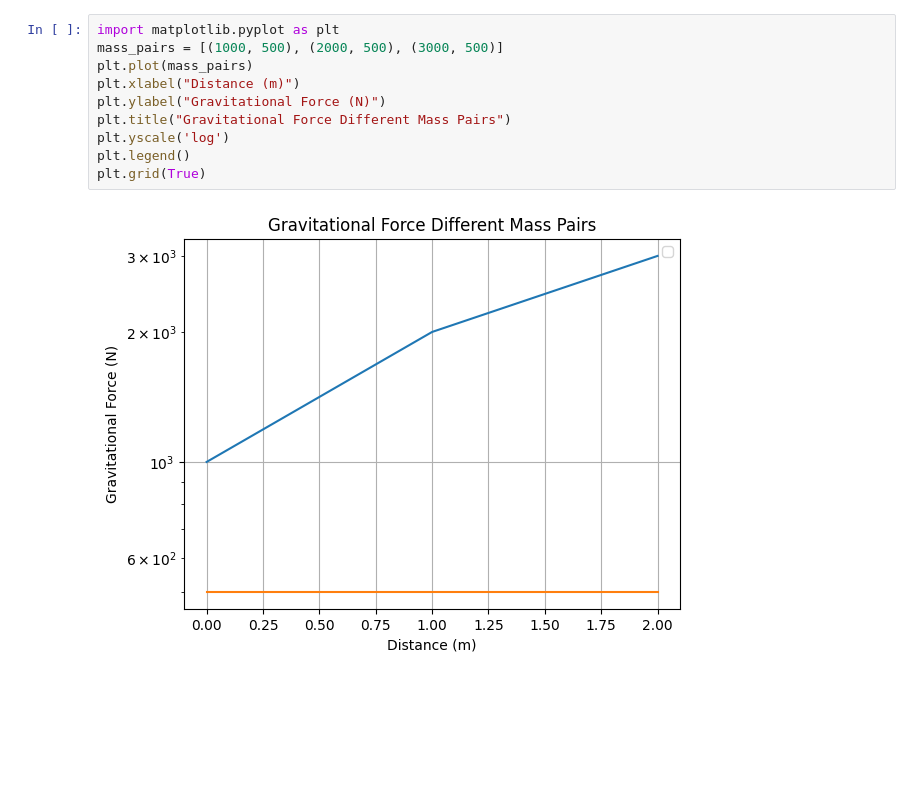
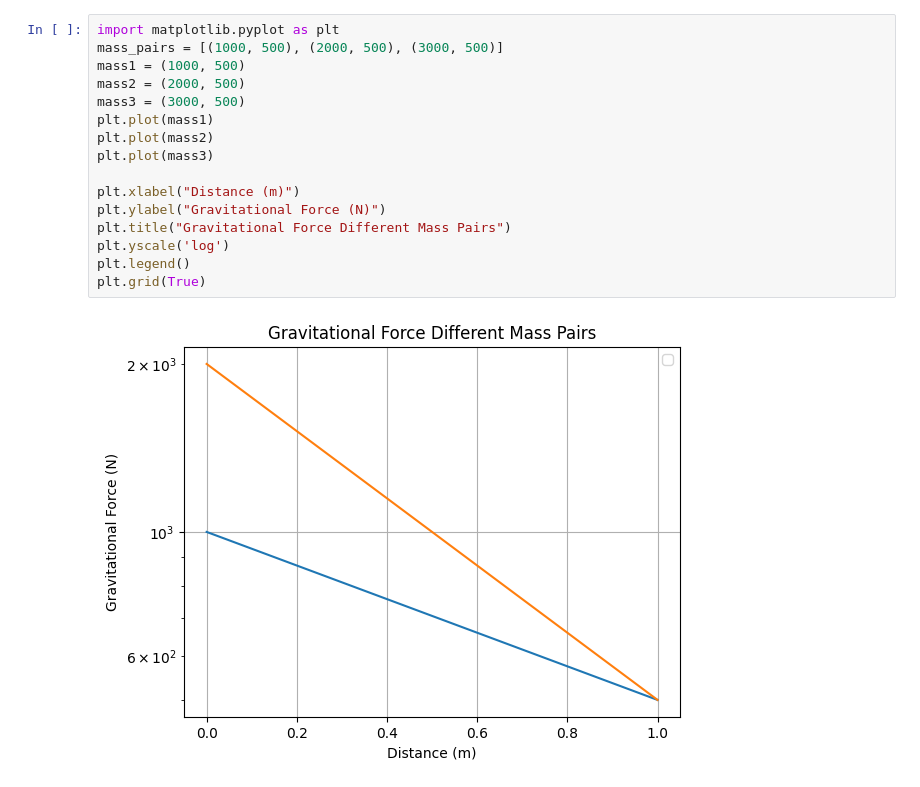
Before and after one commit to ivycollegiate-development/v2-52-plotting-with-formulas-comp_math, a Jupyter notebook: PaulJJ.ipynb, the cells around one changed output. Saved outputs shown, nothing was run; the diff lists cells and outputs as text; blank space fills up the shorter version.

```diff
--- a/PaulJJ.ipynb
+++ b/PaulJJ.ipynb
@@ -1,12 +1,18 @@
 # %%
 import matplotlib.pyplot as plt
 mass_pairs = [(1000, 500), (2000, 500), (3000, 500)]
-plt.plot(mass_pairs)
+mass1 = (1000, 500)
+mass2 = (2000, 500)
+mass3 = (3000, 500)
+plt.plot(mass1)
+plt.plot(mass2)
+plt.plot(mass3)
+
 plt.xlabel("Distance (m)")
 plt.ylabel("Gravitational Force (N)")
 plt.title("Gravitational Force Different Mass Pairs")
 plt.yscale('log')
 plt.legend()
 plt.grid(True)
 # %% [output]
-[figure, old version]
+[figure, new version]
```
